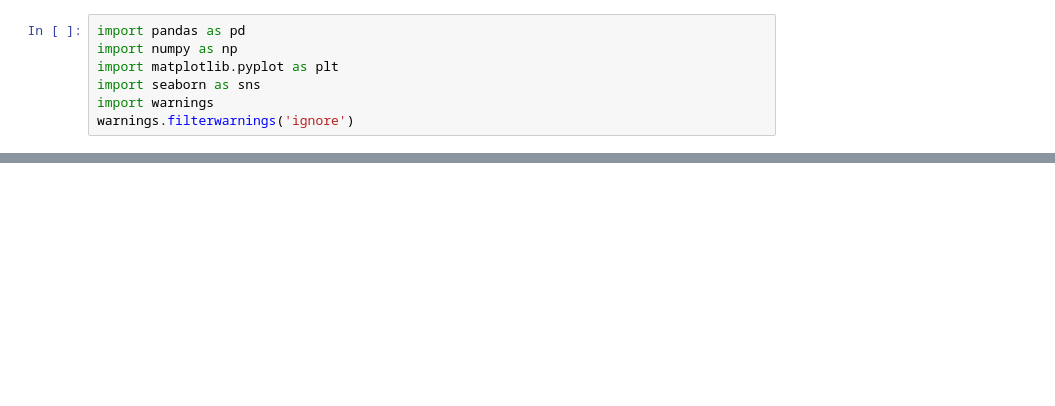
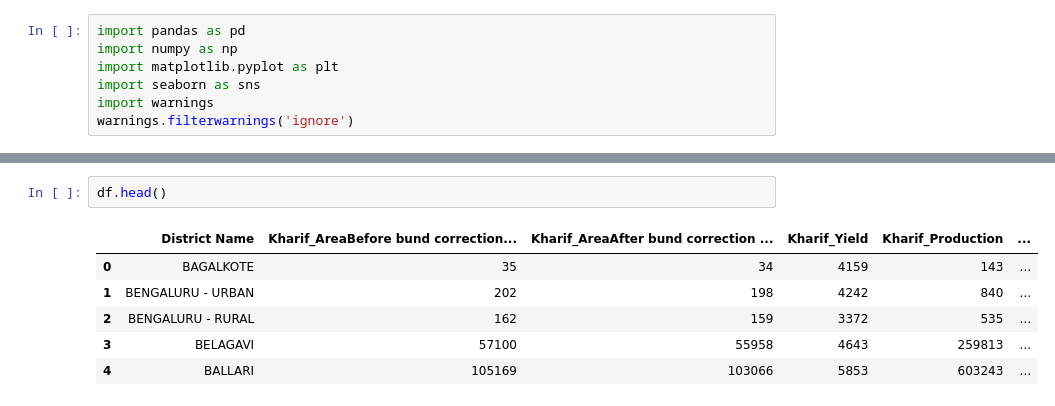
Before and after one commit to Data-Jockey/Karnataka-Paddy-Analysis, a Jupyter notebook: Karnataka-Paddy-Analysis.ipynb, the cells around one changed output, grey strips where cells are left out. Saved outputs shown, nothing was run; the diff lists cells and outputs as text; blank space fills up the shorter version.

```diff
--- a/Karnataka-Paddy-Analysis.ipynb
+++ b/Karnataka-Paddy-Analysis.ipynb
@@ -7,0 +33,9 @@ warnings.filterwarnings('ignore')
+# %%
+df.head()
+# %% [output]
+|  | District Name | Kharif_AreaBefore bund correction... | Kharif_AreaAfter bund correction ... | Kharif_Yield | Kharif_Production | ... |
+| 0 | BAGALKOTE | 35 | 34 | 4159 | 143 | ... |
+| 1 | BENGALURU - URBAN | 202 | 198 | 4242 | 840 | ... |
+| 2 | BENGALURU - RURAL | 162 | 159 | 3372 | 535 | ... |
+| 3 | BELAGAVI | 57100 | 55958 | 4643 | 259813 | ... |
+| 4 | BALLARI | 105169 | 103066 | 5853 | 603243 | ... |
```
Also changed, not shown: parts of 5 cells of this notebook.
